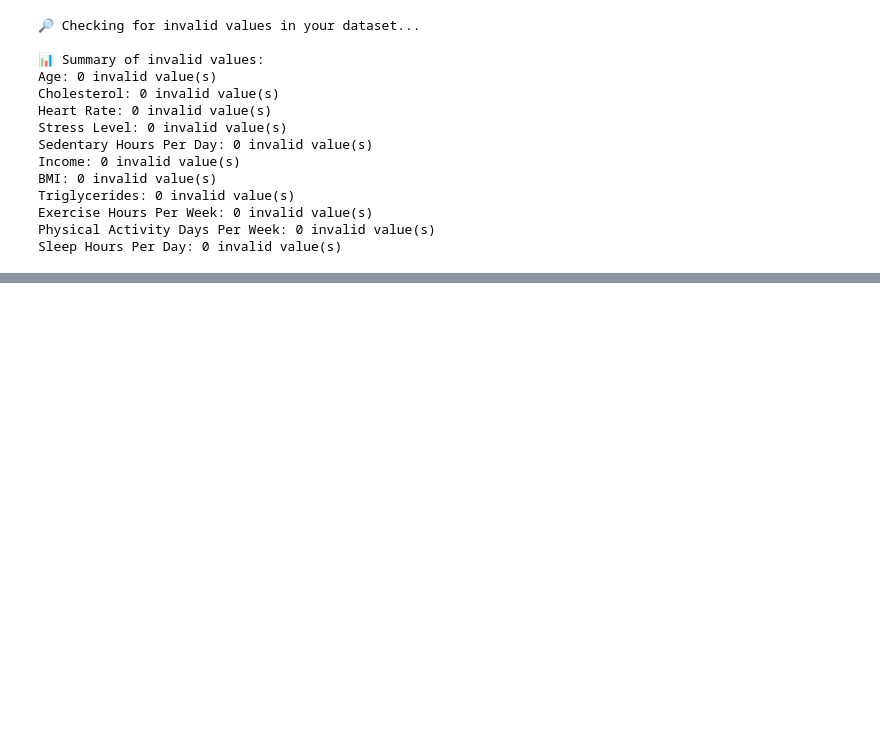
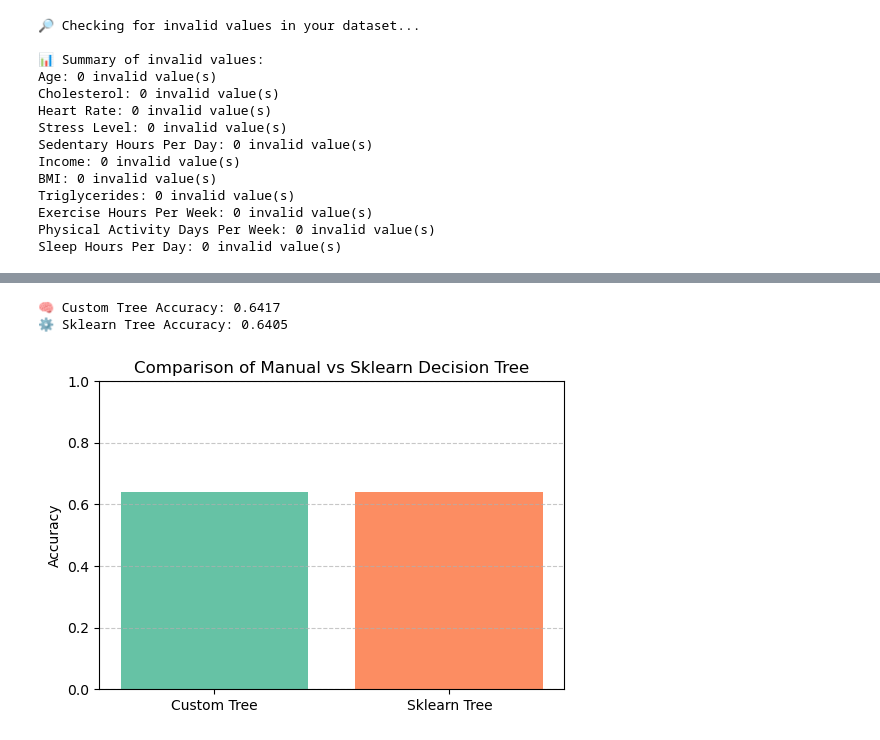
Before and after one commit to talgo59/ML_final_project, a Jupyter notebook: final_project.ipynb, the cells around one changed output, grey strips where cells are left out. Drawn from its saved outputs; the diff is of its cells as text; code cells hidden in the pictures; blank space fills up the shorter version.

```diff
--- a/final_project.ipynb
+++ b/final_project.ipynb
@@ -333 +340,30 @@ fast_accuracy
+# %%
+from sklearn.tree import DecisionTreeClassifier
+from sklearn.metrics import accuracy_score
+import matplotlib.pyplot as plt
+
+# Train built-in sklearn decision tree
+sklearn_tree = DecisionTreeClassifier(max_depth=5, random_state=42)
+sklearn_tree.fit(X_train, y_train)
+
+# Predict using sklearn tree
+y_pred_sklearn = sklearn_tree.predict(X_test)
+sklearn_accuracy = accuracy_score(y_test, y_pred_sklearn)
+
+# Print both accuracies
+print(f"🧠 Custom Tree Accuracy: {fast_accuracy:.4f}")
+print(f"⚙️ Sklearn Tree Accuracy: {sklearn_accuracy:.4f}")
+
+# Bar chart comparison
+plt.figure(figsize=(6,4))
+plt.bar(["Custom Tree", "Sklearn Tree"], [fast_accuracy, sklearn_accuracy], color=["#66c2a5", "#fc8d62"])
+plt.ylabel("Accuracy")
+plt.title("Comparison of Manual vs Sklearn Decision Tree")
+plt.ylim(0, 1)
+plt.grid(axis="y", linestyle="--", alpha=0.7)
+plt.show()
+# %% [output]
+🧠 Custom Tree Accuracy: 0.6417
+⚙️ Sklearn Tree Accuracy: 0.6405
+[figure, added]
 # %% [markdown]
```
Also changed, not shown: parts of 25 cells of this notebook, 1 other file.
